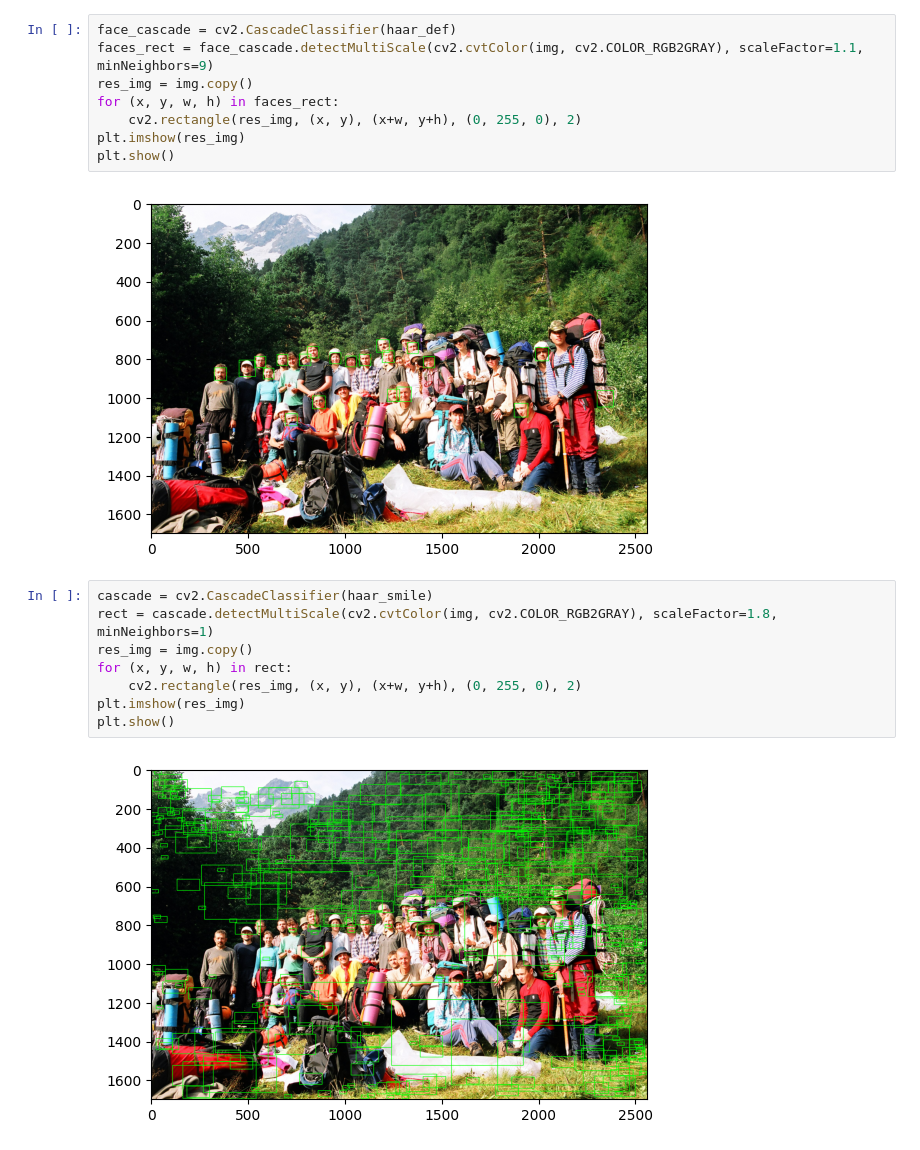
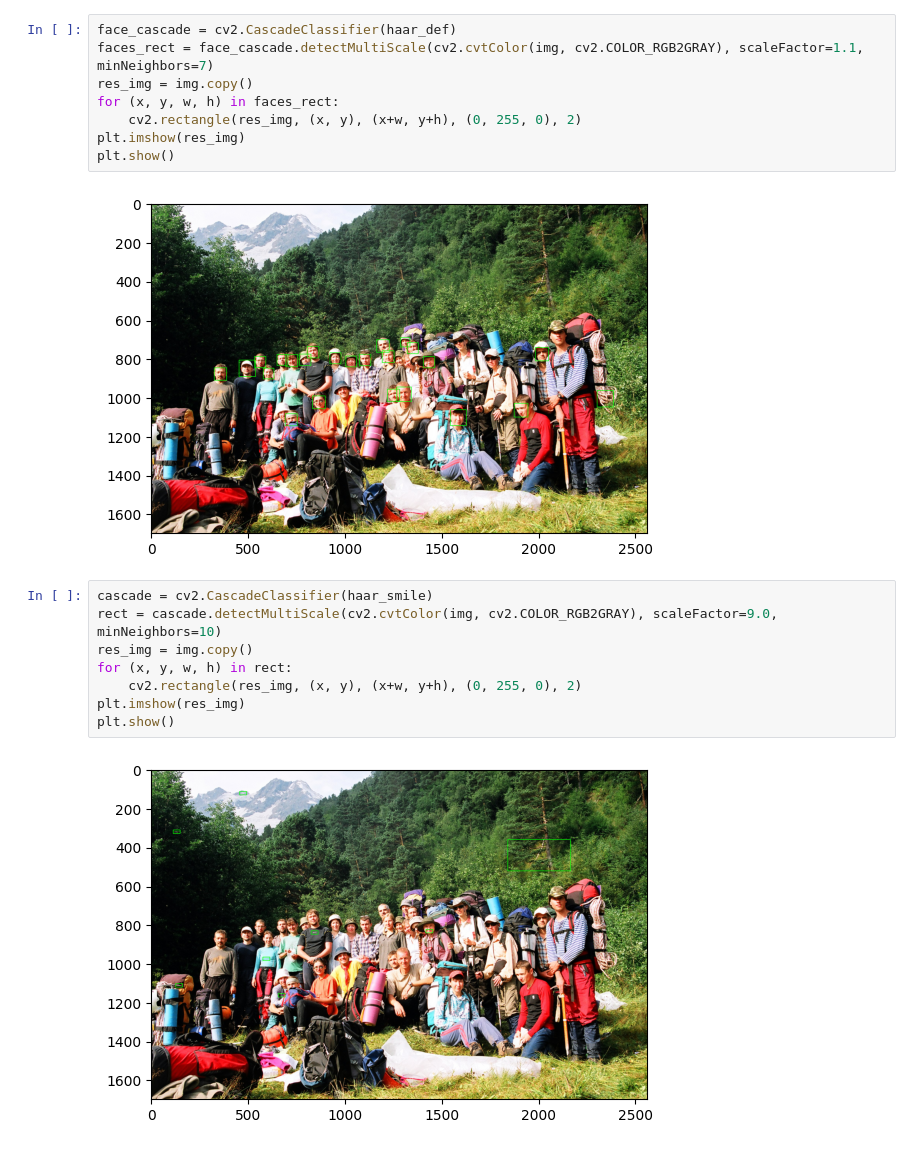
Before and after one commit to GerasevAlexey/ComputerVision, a Jupyter notebook: Task_5.ipynb, the cells around one changed output. Cells and saved outputs as stored; diff of their text form.

```diff
--- a/Task_5.ipynb
+++ b/Task_5.ipynb
@@ -22,7 +20,7 @@ c:\Users\MALINA\AppData\Local\Programs\Python\Python311\Lib\site-packages\cv2
 [figure]
 # %%
 face_cascade = cv2.CascadeClassifier(haar_def)
-faces_rect = face_cascade.detectMultiScale(cv2.cvtColor(img, cv2.COLOR_RGB2GRAY), scaleFactor=1.1, minNeighbors=9)
+faces_rect = face_cascade.detectMultiScale(cv2.cvtColor(img, cv2.COLOR_RGB2GRAY), scaleFactor=1.1, minNeighbors=7)
 res_img = img.copy()
 for (x, y, w, h) in faces_rect:
     cv2.rectangle(res_img, (x, y), (x+w, y+h), (0, 255, 0), 2)
@@ -32,13 +30,13 @@ plt.show()
 [figure]
 # %%
 cascade = cv2.CascadeClassifier(haar_smile)
-rect = cascade.detectMultiScale(cv2.cvtColor(img, cv2.COLOR_RGB2GRAY), scaleFactor=1.8, minNeighbors=1)
+rect = cascade.detectMultiScale(cv2.cvtColor(img, cv2.COLOR_RGB2GRAY), scaleFactor=9.0, minNeighbors=10)
 res_img = img.copy()
 for (x, y, w, h) in rect:
     cv2.rectangle(res_img, (x, y), (x+w, y+h), (0, 255, 0), 2)
 plt.imshow(res_img)
 plt.show()
 # %% [output]
-[figure, old version]
+[figure, new version]
 # %%
 cascade = cv2.CascadeClassifier(haar_eye)
```
Also changed, not shown: parts of 3 cells of this notebook, 2 other files.
